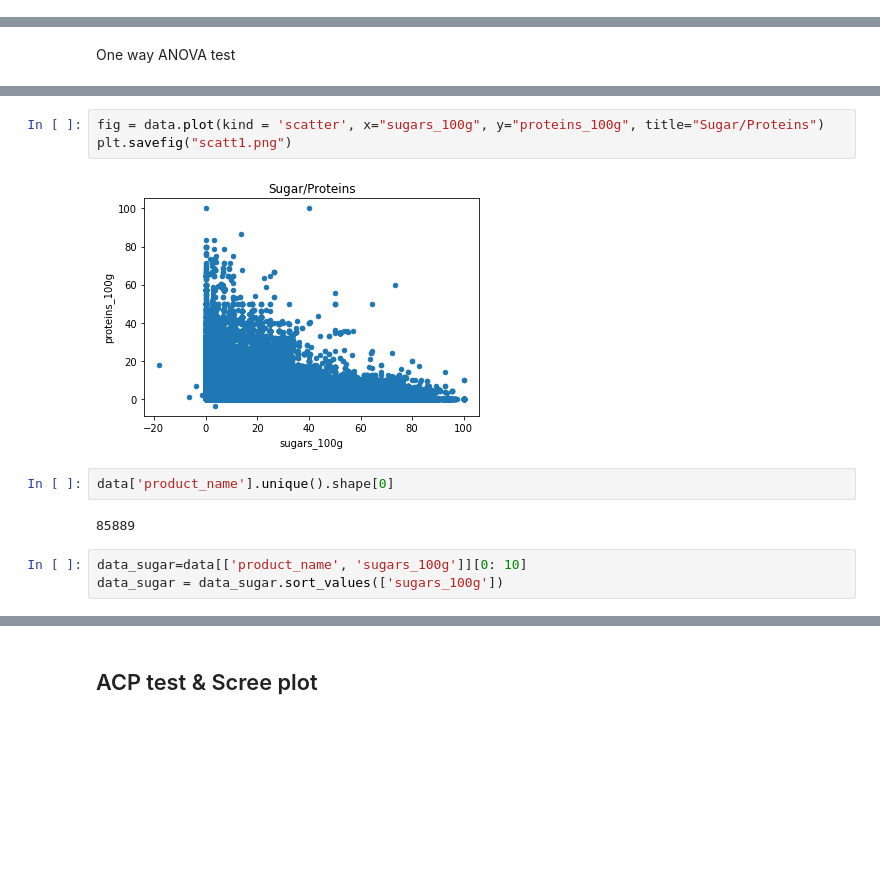
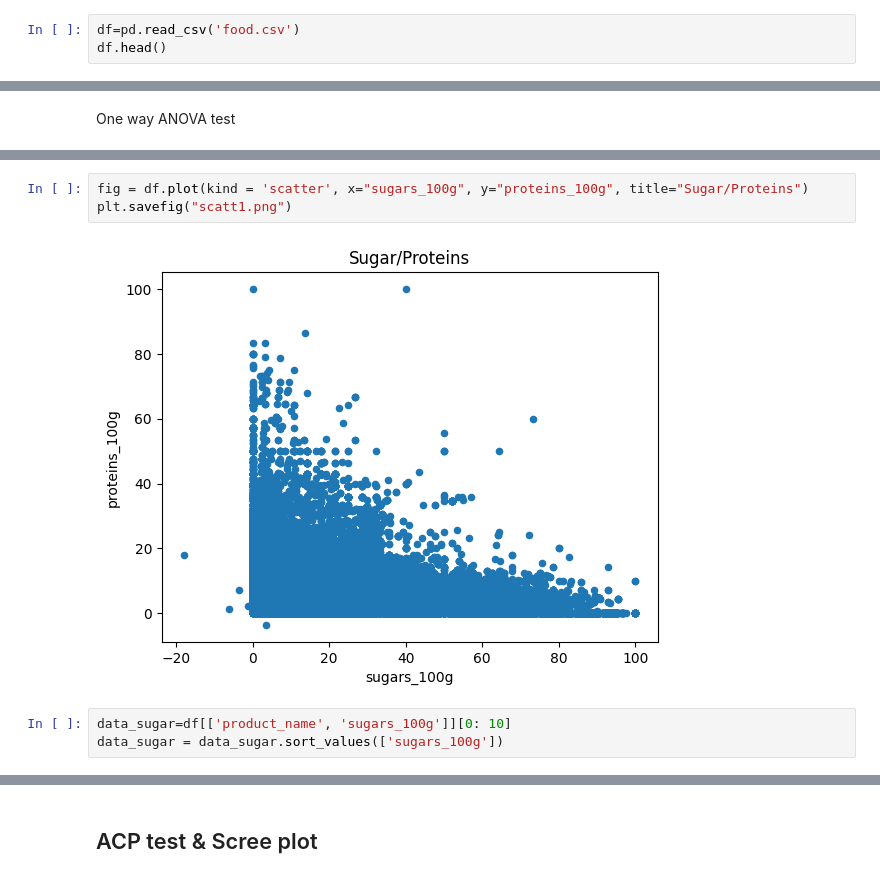
Before and after one commit to santra11/Sante-Paris2021, a Jupyter notebook: Sante-Public Paris.ipynb, the cells around one changed output, grey strips where cells are left out. Cells and saved outputs as stored; diff of their text form; blank space fills up the shorter version.

```diff
--- a/Sante-Public Paris.ipynb
+++ b/Sante-Public Paris.ipynb
@@ -280,2 +291,5 @@ plt.savefig("barplot1.png")
 # %%
 data.to_csv('food.csv', index=False)
+# %%
+df=pd.read_csv('food.csv')
+df.head()
@@ -366,14 +492,10 @@ plt.savefig("scatt2.png")
 # %%
-fig = data.plot(kind = 'scatter', x="sugars_100g", y="proteins_100g", title="Sugar/Proteins")
+fig = df.plot(kind = 'scatter', x="sugars_100g", y="proteins_100g", title="Sugar/Proteins")
 plt.savefig("scatt1.png")
 # %% [output]
-[figure, old version]
+[figure, new version]
-# %%
-data['product_name'].unique().shape[0]
-# %% [output]
-85889
 # %%
-data_sugar=data[['product_name', 'sugars_100g']][0: 10]
+data_sugar=df[['product_name', 'sugars_100g']][0: 10]
 data_sugar = data_sugar.sort_values(['sugars_100g'])
 # %%
 sns.barplot(y='product_name', x='sugars_100g', data= data_sugar).set_title('product/sugar')
```
Also changed, not shown: parts of 80 cells of this notebook.
